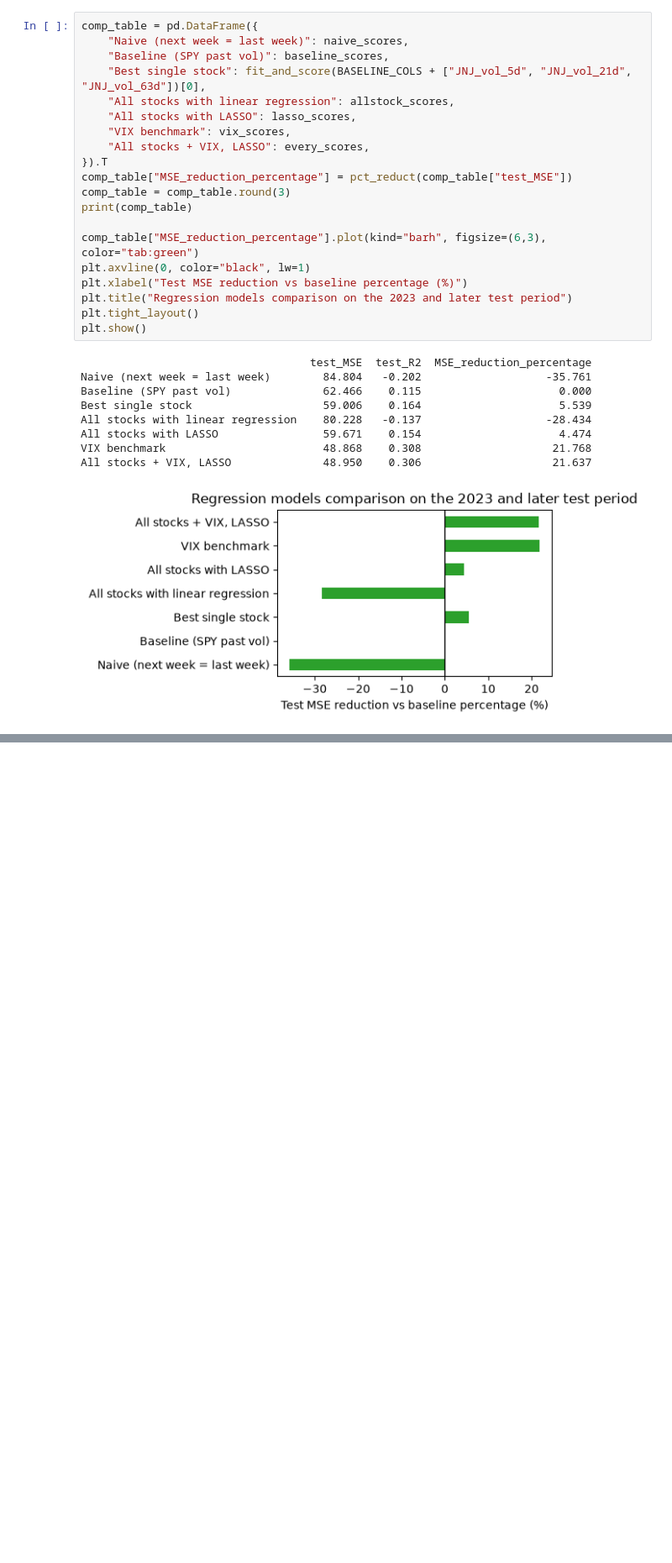
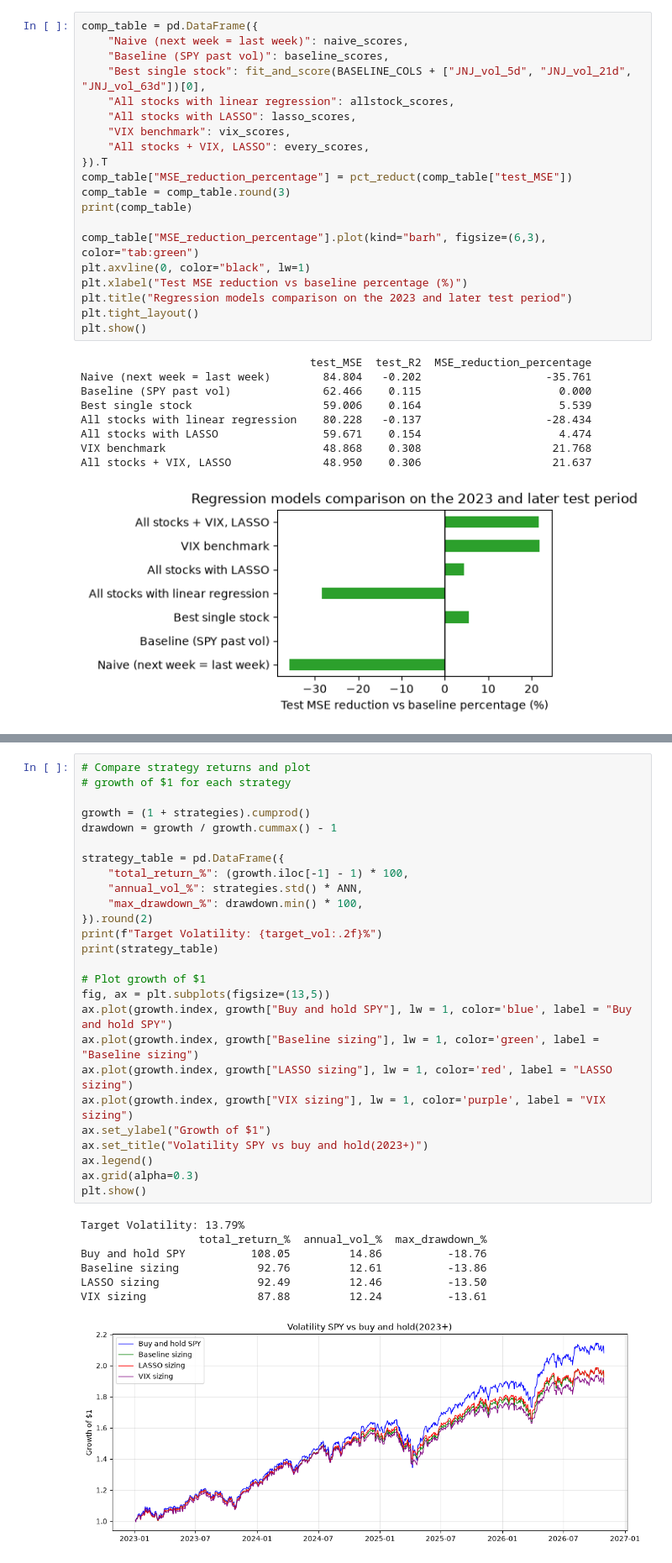
Before and after one commit to clayhunt/381-Final-Project, a Jupyter notebook: Regression.ipynb, the cells around one changed output, grey strips where cells are left out. Shown at 84% size. Saved outputs shown, nothing was run; the diff lists cells and outputs as text; blank space fills up the shorter version.

```diff
--- a/Regression.ipynb
+++ b/Regression.ipynb
@@ -508,0 +723,34 @@ All stocks + VIX, LASSO              48.950    0.306                    21.637
+# %%
+# Compare strategy returns and plot
+# growth of $1 for each strategy
+
+growth = (1 + strategies).cumprod()
+drawdown = growth / growth.cummax() - 1
+
+strategy_table = pd.DataFrame({
+    "total_return_%": (growth.iloc[-1] - 1) * 100,
+    "annual_vol_%": strategies.std() * ANN,
+    "max_drawdown_%": drawdown.min() * 100,
+}).round(2)
+print(f"Target Volatility: {target_vol:.2f}%")
+print(strategy_table)
+
+# Plot growth of $1
+fig, ax = plt.subplots(figsize=(13,5))
+ax.plot(growth.index, growth["Buy and hold SPY"], lw = 1, color='blue', label = "Buy and hold SPY")
+ax.plot(growth.index, growth["Baseline sizing"], lw = 1, color='green', label = "Baseline sizing")
+ax.plot(growth.index, growth["LASSO sizing"], lw = 1, color='red', label = "LASSO sizing")
+ax.plot(growth.index, growth["VIX sizing"], lw = 1, color='purple', label = "VIX sizing")
+ax.set_ylabel("Growth of $1")
+ax.set_title("Volatility SPY vs buy and hold(2023+)")
+ax.legend()
+ax.grid(alpha=0.3)
+plt.show()
+# %% [output]
+Target Volatility: 13.79%
+                  total_return_%  annual_vol_%  max_drawdown_%
+Buy and hold SPY          108.05         14.86          -18.76
+Baseline sizing            92.76         12.61          -13.86
+LASSO sizing               92.49         12.46          -13.50
+VIX sizing                 87.88         12.24          -13.61
+[figure, added]
```
Also changed, not shown: parts of 17 cells of this notebook, 2 other files.
